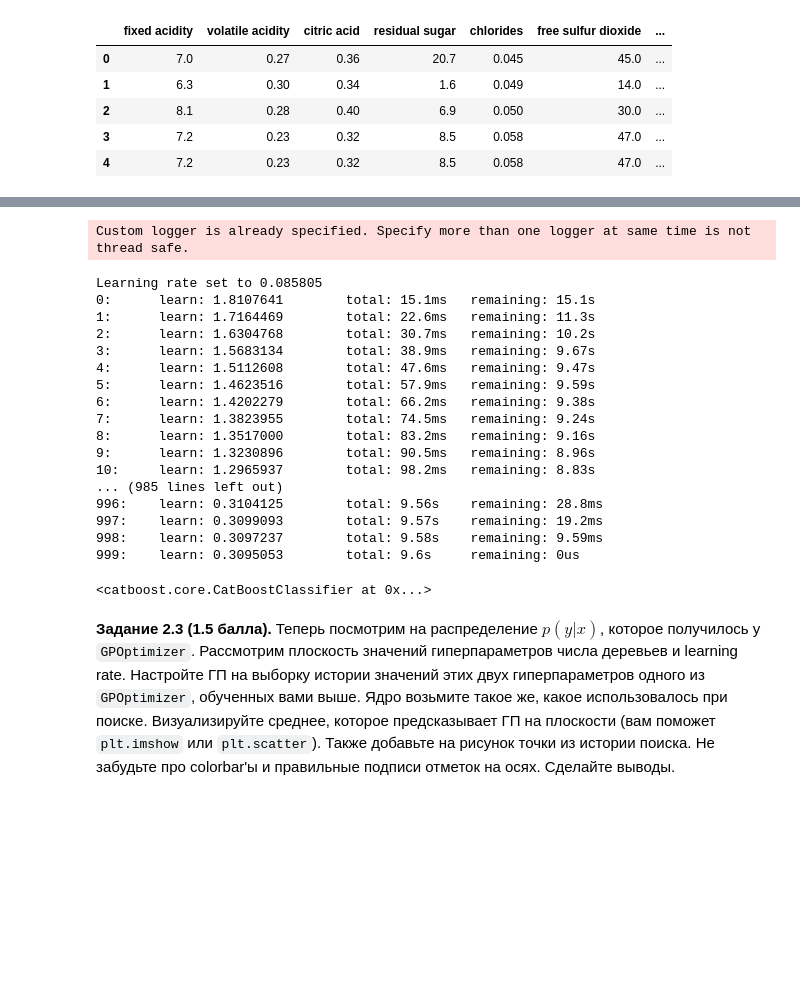
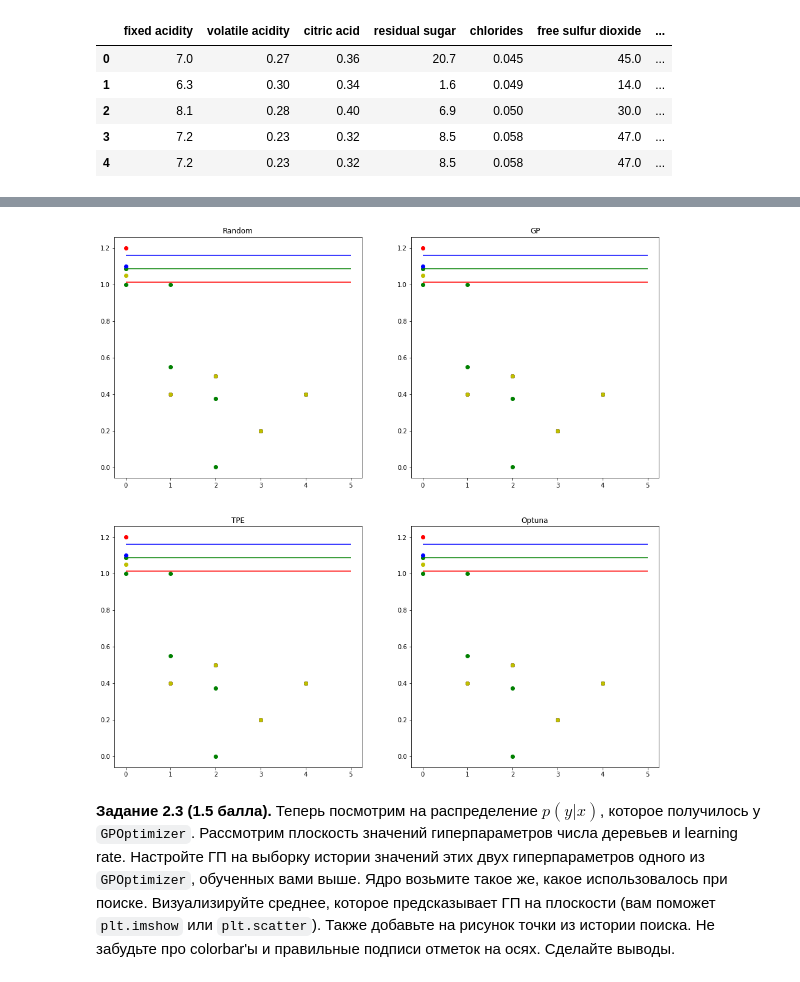
Before and after one commit to Panesher/Machine-Learning, a Jupyter notebook: ML/HW-14/homework-practice-14-Panesh.ipynb, the cells around one changed output, grey strips where cells are left out. Drawn from its saved outputs; the diff is of its cells as text; code cells hidden in the pictures; blank space fills up the shorter version.

```diff
--- a/ML/HW-14/homework-practice-14-Panesh.ipynb
+++ b/ML/HW-14/homework-practice-14-Panesh.ipynb
@@ -365,25 +371,27 @@ Custom logger is already specified. Specify more than one logger at same time is
-# %%
-CatBoostClassifier().fit(x, y)
-# %% [output]
-Custom logger is already specified. Specify more than one logger at same time is not thread safe.
-Learning rate set to 0.085805
-0:      learn: 1.8107641        total: 15.1ms   remaining: 15.1s
-1:      learn: 1.7164469        total: 22.6ms   remaining: 11.3s
-2:      learn: 1.6304768        total: 30.7ms   remaining: 10.2s
-3:      learn: 1.5683134        total: 38.9ms   remaining: 9.67s
-4:      learn: 1.5112608        total: 47.6ms   remaining: 9.47s
-5:      learn: 1.4623516        total: 57.9ms   remaining: 9.59s
-6:      learn: 1.4202279        total: 66.2ms   remaining: 9.38s
-7:      learn: 1.3823955        total: 74.5ms   remaining: 9.24s
-8:      learn: 1.3517000        total: 83.2ms   remaining: 9.16s
-9:      learn: 1.3230896        total: 90.5ms   remaining: 8.96s
-10:     learn: 1.2965937        total: 98.2ms   remaining: 8.83s
-... (985 lines left out)
-996:    learn: 0.3104125        total: 9.56s    remaining: 28.8ms
-997:    learn: 0.3099093        total: 9.57s    remaining: 19.2ms
-998:    learn: 0.3097237        total: 9.58s    remaining: 9.59ms
-999:    learn: 0.3095053        total: 9.6s     remaining: 0us
-<catboost.core.CatBoostClassifier at 0x...>
+# %%
+def plot_results(scores: np.ndarray, ax = None, name: str = None) -> None:
+    if ax is not None:
+        plt.sca(ax)
+
+    avg_score = scores.mean(axis=0)
+    avg_best_score = avg_score.max()
+    best_scores = scores.max(axis=1)
+    plt.scatter(np.arange(avg_score.shape[0]), avg_score, color='g')
+    col = ['g', 'r', 'b', 'y']
+    for i, one_score in enumerate(scores):
+        plt.scatter(np.arange(one_score.shape[0]), one_score, color=col[i % len(col)])
+
+    plt.hlines([
+        avg_best_score - np.std(best_scores), avg_best_score, avg_best_score + np.std(best_scores)],
+        xmin=0, xmax=avg_score.shape[0], colors=['r', 'g', 'b'])
+    if name is not None:
+        plt.title(name)
+
+_, axs = plt.subplots(2, 2, figsize=(16, 16))
+for i, (name, results) in enumerate(config_results.items()):
+    plot_results(np.array(results['score_histories']), axs[i % 2][i // 2], name)
+# %% [output]
+[figure, added]
 # %% [markdown]
 **Задание 2.3 (1.5 балла).** Теперь посмотрим на распределение $p(y|x)$, которое получилось у `GPOptimizer`. Рассмотрим плоскость значений гиперпараметров числа деревьев и learning rate. Настройте ГП на выборку истории значений этих двух гиперпараметров одного из `GPOptimizer`, обученных вами выше. Ядро возьмите такое же, какое использовалось при поиске. Визуализируйте среднее, которое предсказывает ГП на плоскости (вам поможет `plt.imshow` или `plt.scatter`). Также добавьте на рисунок точки из истории поиска. Не забудьте про colorbar'ы и правильные подписи отметок на осях. Сделайте выводы.
 # %%
```
Also changed, not shown: parts of 10 cells of this notebook.
